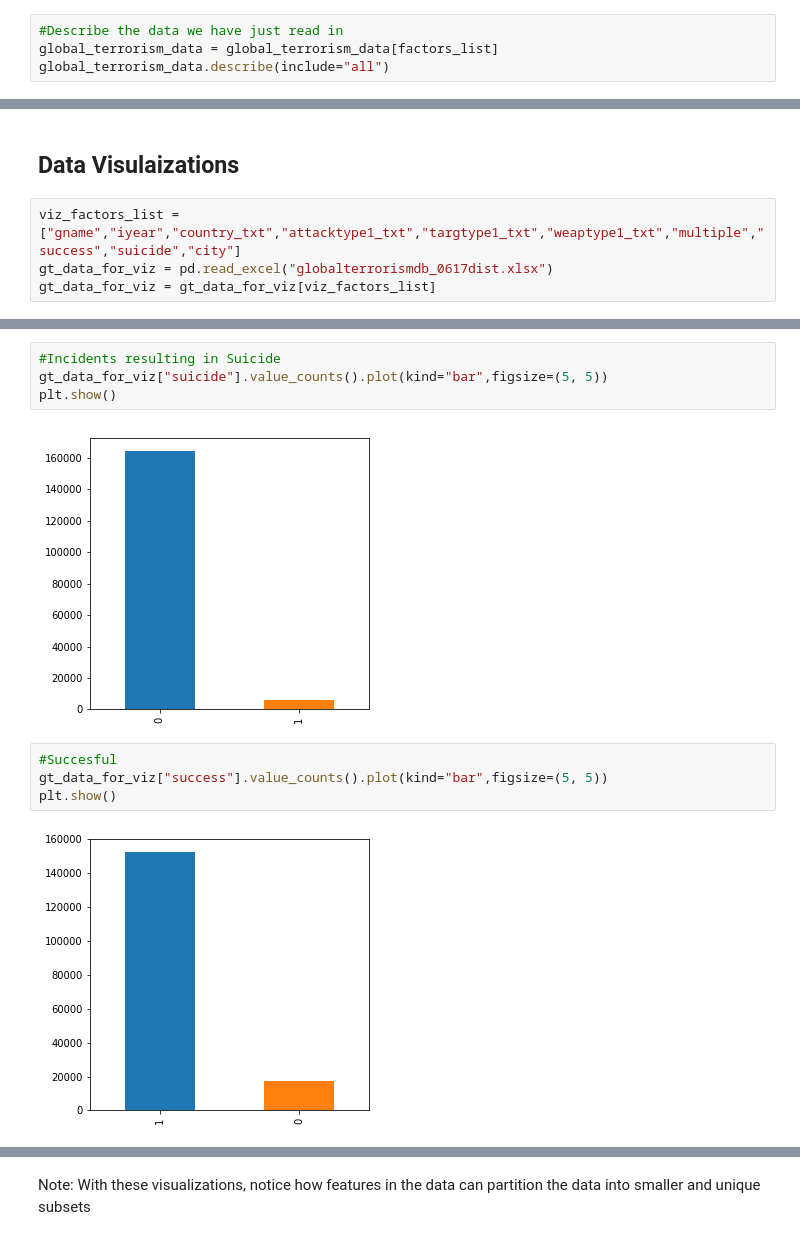
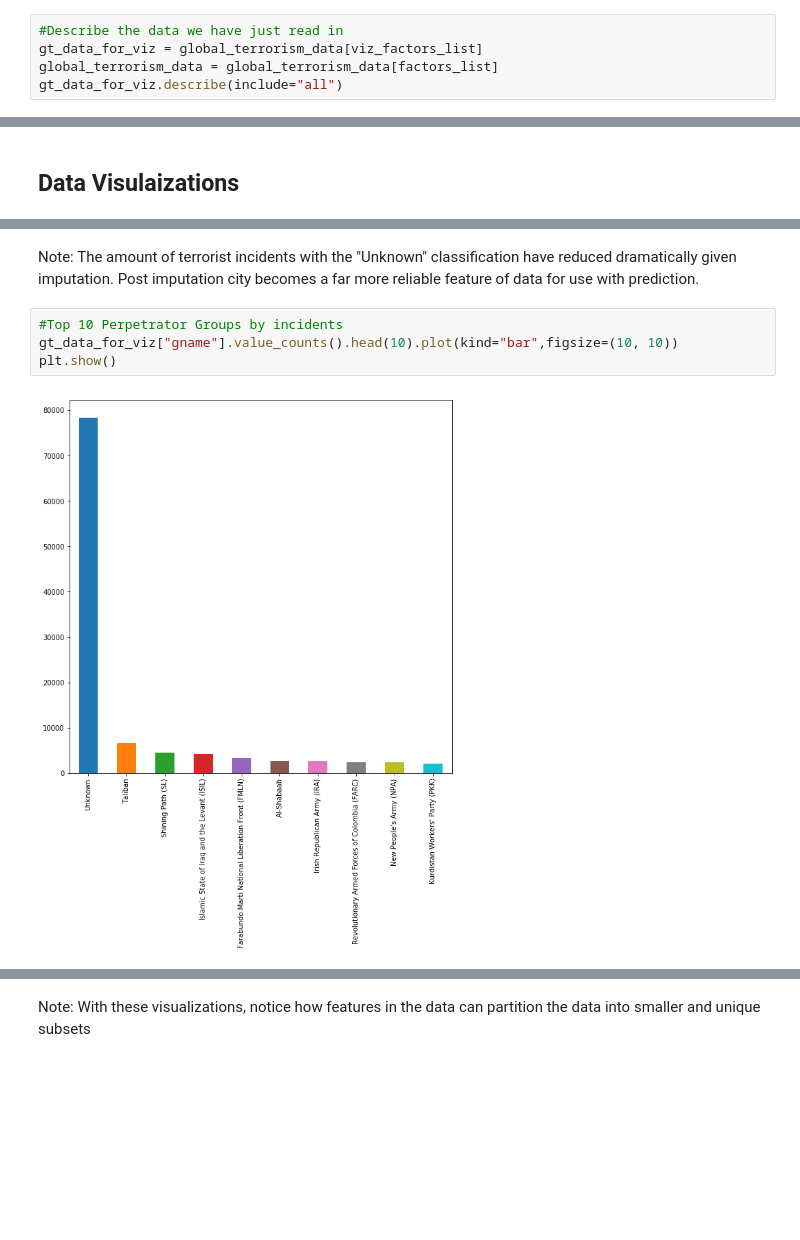
Before and after one commit to gaelblanchard/GTD_predictive_models, a Jupyter notebook: kernel(5).ipynb, the cells around one changed output, grey strips where cells are left out. Cells and saved outputs as stored; diff of their text form; blank space fills up the shorter version.

```diff
--- a/kernel(5).ipynb
+++ b/kernel(5).ipynb
@@ -47,6 +31,7 @@ factors_list = ["gname","iyear","country","attacktype1","targtype1","weaptype1",
 global_terrorism_data = pd.read_excel("globalterrorismdb_0617dist.xlsx")
 # %%
 #Describe the data we have just read in
+gt_data_for_viz = global_terrorism_data[viz_factors_list]
 global_terrorism_data = global_terrorism_data[factors_list]
-global_terrorism_data.describe(include="all")
+gt_data_for_viz.describe(include="all")
 # %% [output]
@@ -137,8 +164,4 @@ global_terrorism_data.describe()
 # %% [markdown]
 ## Data Visulaizations
-# %%
-viz_factors_list = ["gname","iyear","country_txt","attacktype1_txt","targtype1_txt","weaptype1_txt","multiple","success","suicide","city"]
-gt_data_for_viz = pd.read_excel("globalterrorismdb_0617dist.xlsx")
-gt_data_for_viz = gt_data_for_viz[viz_factors_list]
 # %%
 #AttackType
@@ -179,12 +214,8 @@ plt.show()
+# %% [markdown]
+Note: The amount of terrorist incidents with the "Unknown" classification have reduced dramatically given imputation. Post imputation city becomes a far more reliable feature of data for use with prediction.
 # %%
-#Incidents resulting in Suicide
-gt_data_for_viz["suicide"].value_counts().plot(kind="bar",figsize=(5, 5))
+#Top 10 Perpetrator Groups by incidents
+gt_data_for_viz["gname"].value_counts().head(10).plot(kind="bar",figsize=(10, 10))
 plt.show()
 # %% [output]
-[figure, old version]
+[figure, new version]
-# %%
-#Succesful
-gt_data_for_viz["success"].value_counts().plot(kind="bar",figsize=(5, 5))
-plt.show()
-# %% [output]
-[figure, removed]
```
Also changed, not shown: parts of 51 cells of this notebook.
